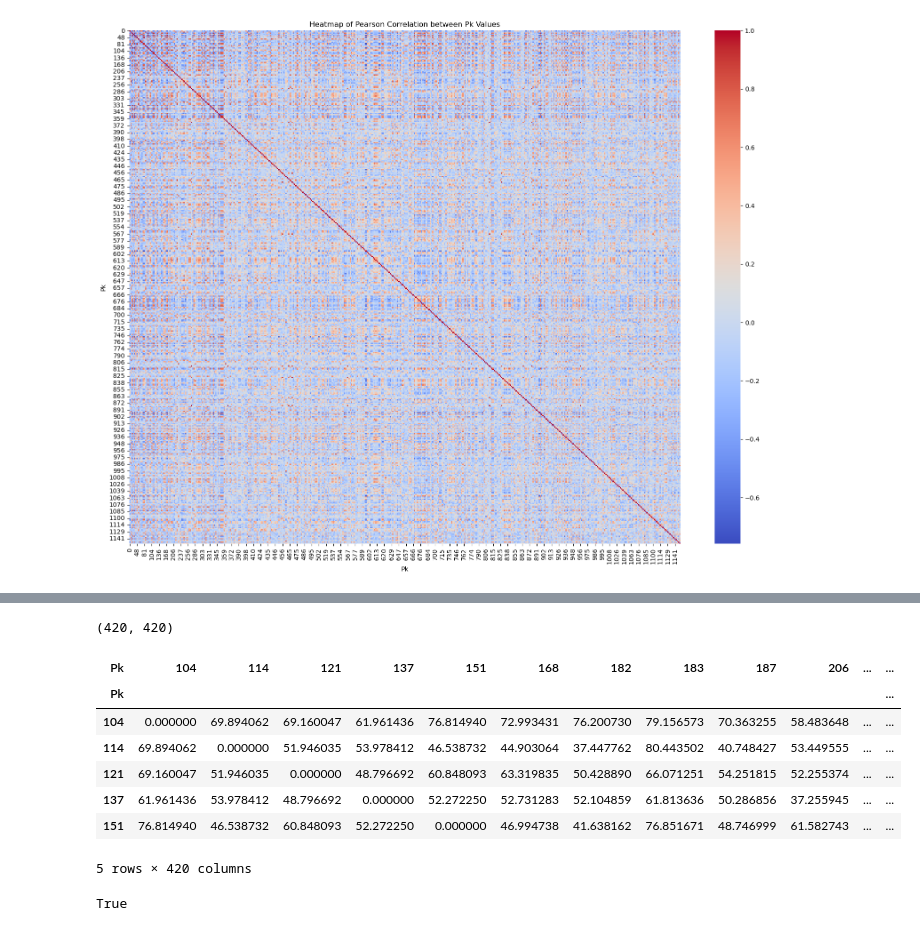
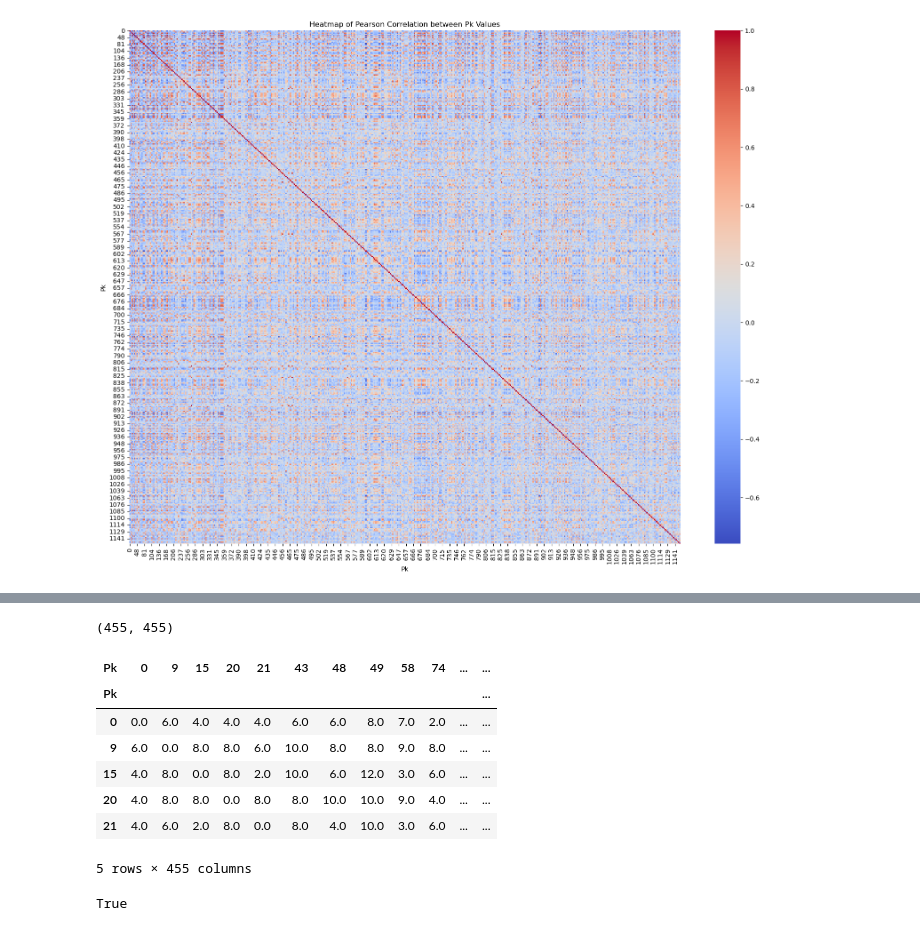
Before and after one commit to mehakrafiq/mergeclustering, a Jupyter notebook: custom_python_clustering_new.ipynb, the cells around one changed output, grey strips where cells are left out. Cells and saved outputs as stored; diff of their text form; code cells hidden in the pictures.

```diff
--- a/custom_python_clustering_new.ipynb
+++ b/custom_python_clustering_new.ipynb
@@ -466,33 +402,28 @@ low_prob_pks.head()
-# %%
-from scipy.spatial.distance import cdist
-# We'll use the mean of the vector dimensions for each Pk, as we did before
-filtered_pk_means = filtered_df.groupby('Pk').mean()
-#print(filtered_pk_means.shape)
-
-# Extract the PCA dimensions for the filtered Pk values
-pca_dimensions = filtered_pk_means
-#print(pca_dimensions.shape)
-
-# Compute the Manhattan (cityblock) distance matrix for the filtered PCA dimensions
-manhattan_distances = cdist(pca_dimensions, pca_dimensions, metric='cityblock')
-
-# Convert the distance matrix to a DataFrame
-distance_df = pd.DataFrame(manhattan_distances, index=filtered_pk_means.index, columns=filtered_pk_means.index)
-
-# Now, distance_df is a DataFrame where each entry (i, j) is the Manhattan distance
-# between the PCA dimensions of Pk i and Pk j for the filtered Pk values
-print(distance_df.shape)
-distance_df.head()
-# %% [output]
-(420, 420)
-| Pk | 104 | 114 | 121 | 137 | 151 | 168 | 182 | 183 | 187 | 206 | ... | ... |
-| Pk |  |  |  |  |  |  |  |  |  |  |  | ... |
-| 104 | 0.000000 | 69.894062 | 69.160047 | 61.961436 | 76.814940 | 72.993431 | 76.200730 | 79.156573 | 70.363255 | 58.483648 | ... | ... |
-| 114 | 69.894062 | 0.000000 | 51.946035 | 53.978412 | 46.538732 | 44.903064 | 37.447762 | 80.443502 | 40.748427 | 53.449555 | ... | ... |
-| 121 | 69.160047 | 51.946035 | 0.000000 | 48.796692 | 60.848093 | 63.319835 | 50.428890 | 66.071251 | 54.251815 | 52.255374 | ... | ... |
-| 137 | 61.961436 | 53.978412 | 48.796692 | 0.000000 | 52.272250 | 52.731283 | 52.104859 | 61.813636 | 50.286856 | 37.255945 | ... | ... |
-| 151 | 76.814940 | 46.538732 | 60.848093 | 52.272250 | 0.000000 | 46.994738 | 41.638162 | 76.851671 | 48.746999 | 61.582743 | ... | ... |
-5 rows × 420 columns
+# %%
+from scipy.spatial.distance import cdist
+
+# Convert the vector lists into a DataFrame for distance calculations
+vector_df = pd.DataFrame(final_data['Vector'].tolist(), index=final_data['Pk'])
+
+# Compute the Manhattan (cityblock) distances between all pairs of low-probability Pks
+manhattan_distances = cdist(vector_df, vector_df, metric='cityblock')
+
+# Convert the distance matrix to a DataFrame for easier manipulation
+distance_df = pd.DataFrame(manhattan_distances, index=vector_df.index, columns=vector_df.index)
+
+# Display the first few rows of the distance matrix for a glimpse
+print(distance_df.shape)
+distance_df.head()
+# %% [output]
+(455, 455)
+| Pk | 0 | 9 | 15 | 20 | 21 | 43 | 48 | 49 | 58 | 74 | ... | ... |
+| Pk |  |  |  |  |  |  |  |  |  |  |  | ... |
+| 0 | 0.0 | 6.0 | 4.0 | 4.0 | 4.0 | 6.0 | 6.0 | 8.0 | 7.0 | 2.0 | ... | ... |
+| 9 | 6.0 | 0.0 | 8.0 | 8.0 | 6.0 | 10.0 | 8.0 | 8.0 | 9.0 | 8.0 | ... | ... |
+| 15 | 4.0 | 8.0 | 0.0 | 8.0 | 2.0 | 10.0 | 6.0 | 12.0 | 3.0 | 6.0 | ... | ... |
+| 20 | 4.0 | 8.0 | 8.0 | 0.0 | 8.0 | 8.0 | 10.0 | 10.0 | 9.0 | 4.0 | ... | ... |
+| 21 | 4.0 | 6.0 | 2.0 | 8.0 | 0.0 | 8.0 | 4.0 | 10.0 | 3.0 | 6.0 | ... | ... |
+5 rows × 455 columns
 # %%
 # save the distance matrix to a csv file
 distance_df.to_csv('distance_matrix.csv')
```
Also changed, not shown: parts of 20 cells of this notebook, 5 other files.
